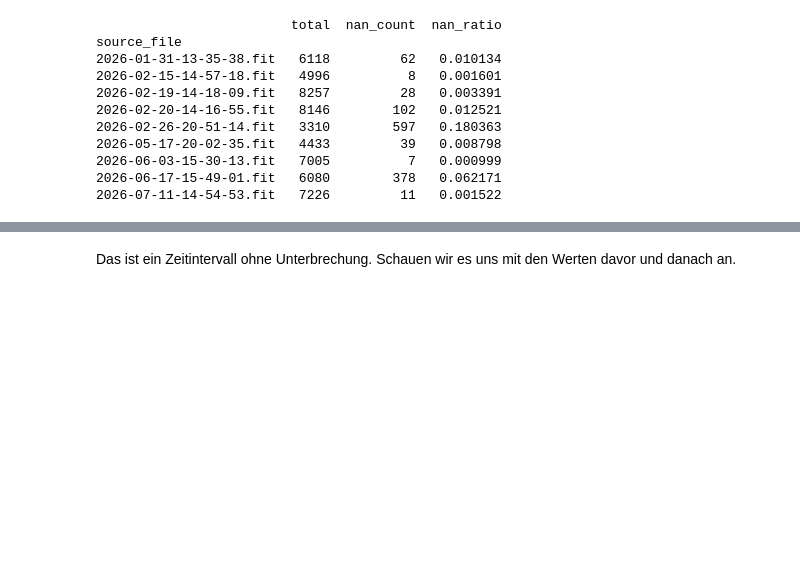
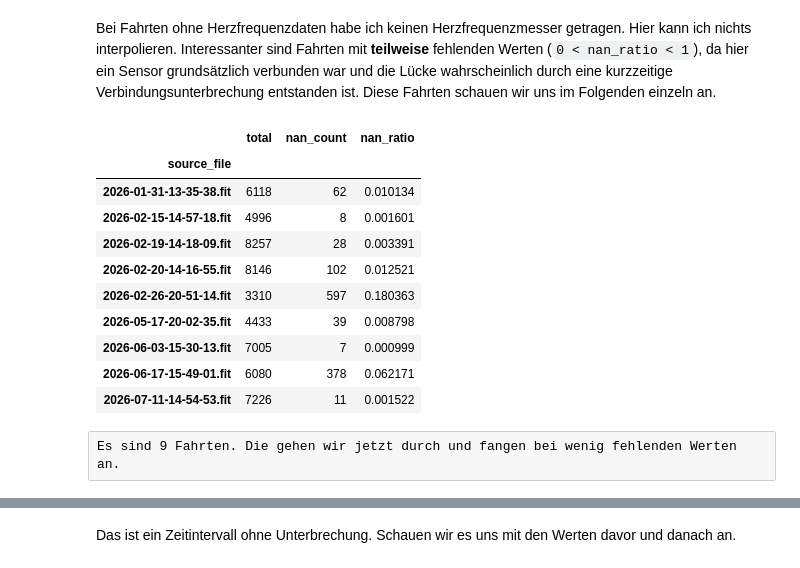
Before and after one commit to MoeHome/data_analysis_project, a Jupyter notebook: clean_heart_rate_data.ipynb, the cells around one changed output, grey strips where cells are left out. Drawn from its saved outputs; the diff is of its cells as text; code cells hidden in the pictures; blank space fills up the shorter version.

```diff
--- a/clean_heart_rate_data.ipynb
+++ b/clean_heart_rate_data.ipynb
@@ -31,17 +50,24 @@ source_file
+# %% [markdown]
+Bei Fahrten ohne Herzfrequenzdaten habe ich keinen Herzfrequenzmesser getragen. Hier kann ich nichts interpolieren. Interessanter sind Fahrten mit **teilweise** fehlenden Werten (`0 < nan_ratio < 1`),
+da hier ein Sensor grundsätzlich verbunden war und die Lücke wahrscheinlich durch
+eine kurzzeitige Verbindungsunterbrechung entstanden ist. Diese Fahrten schauen
+wir uns im Folgenden einzeln an.
 # %%
 rides_with_some_missing_values = summary[(summary.nan_ratio > 0) & (summary.nan_ratio < 1)]
-print(rides_with_some_missing_values)
+rides_with_some_missing_values
 # %% [output]
-                         total  nan_count  nan_ratio
-source_file
-2026-01-31-13-35-38.fit   6118         62   0.010134
-2026-02-15-14-57-18.fit   4996          8   0.001601
-2026-02-19-14-18-09.fit   8257         28   0.003391
-2026-02-20-14-16-55.fit   8146        102   0.012521
-2026-02-26-20-51-14.fit   3310        597   0.180363
-2026-05-17-20-02-35.fit   4433         39   0.008798
-2026-06-03-15-30-13.fit   7005          7   0.000999
-2026-06-17-15-49-01.fit   6080        378   0.062171
-2026-07-11-14-54-53.fit   7226         11   0.001522
+|  | total | nan_count | nan_ratio |
+| source_file |  |  |  |
+| 2026-01-31-13-35-38.fit | 6118 | 62 | 0.010134 |
+| 2026-02-15-14-57-18.fit | 4996 | 8 | 0.001601 |
+| 2026-02-19-14-18-09.fit | 8257 | 28 | 0.003391 |
+| 2026-02-20-14-16-55.fit | 8146 | 102 | 0.012521 |
+| 2026-02-26-20-51-14.fit | 3310 | 597 | 0.180363 |
+| 2026-05-17-20-02-35.fit | 4433 | 39 | 0.008798 |
+| 2026-06-03-15-30-13.fit | 7005 | 7 | 0.000999 |
+| 2026-06-17-15-49-01.fit | 6080 | 378 | 0.062171 |
+| 2026-07-11-14-54-53.fit | 7226 | 11 | 0.001522 |
+# %% [raw]
+Es sind 9 Fahrten. Die gehen wir jetzt durch und fangen bei wenig fehlenden Werten an.
 # %%
 ride_with_missing_values = df.loc[(df.source_file == "2026-02-15-14-57-18.fit") & (df.heart_rate.isna()), ["heart_rate", "power"]]
```
Also changed, not shown: parts of 28 cells of this notebook, 3 other files.
